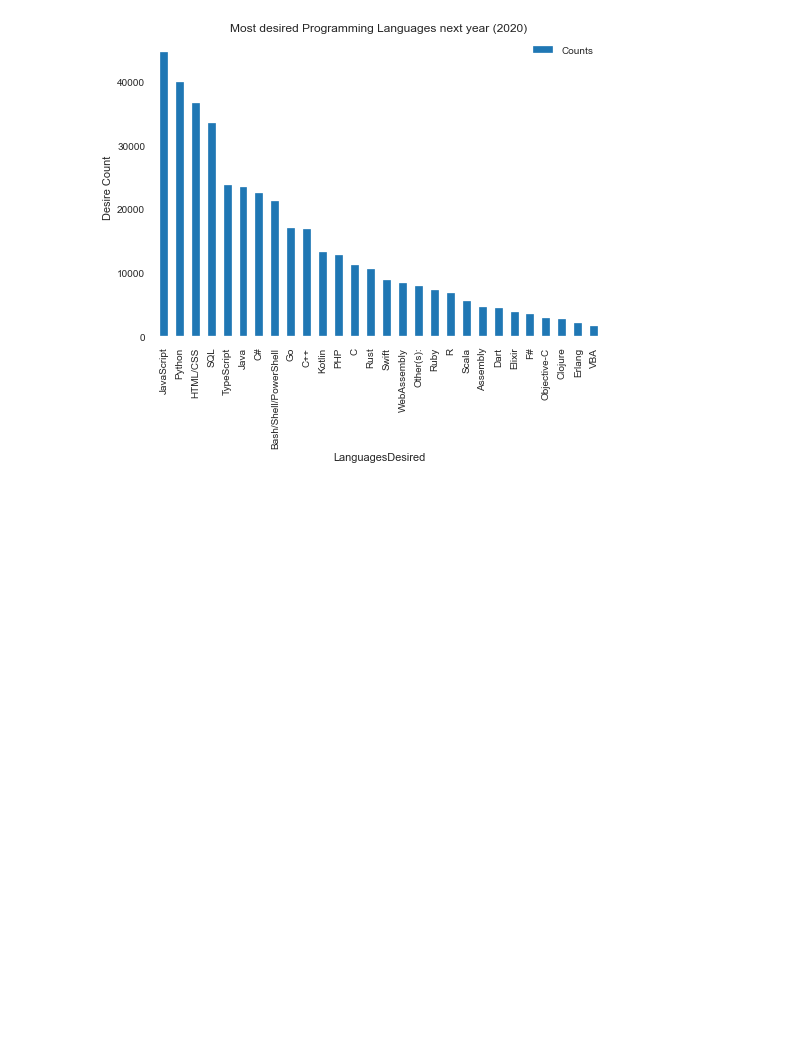
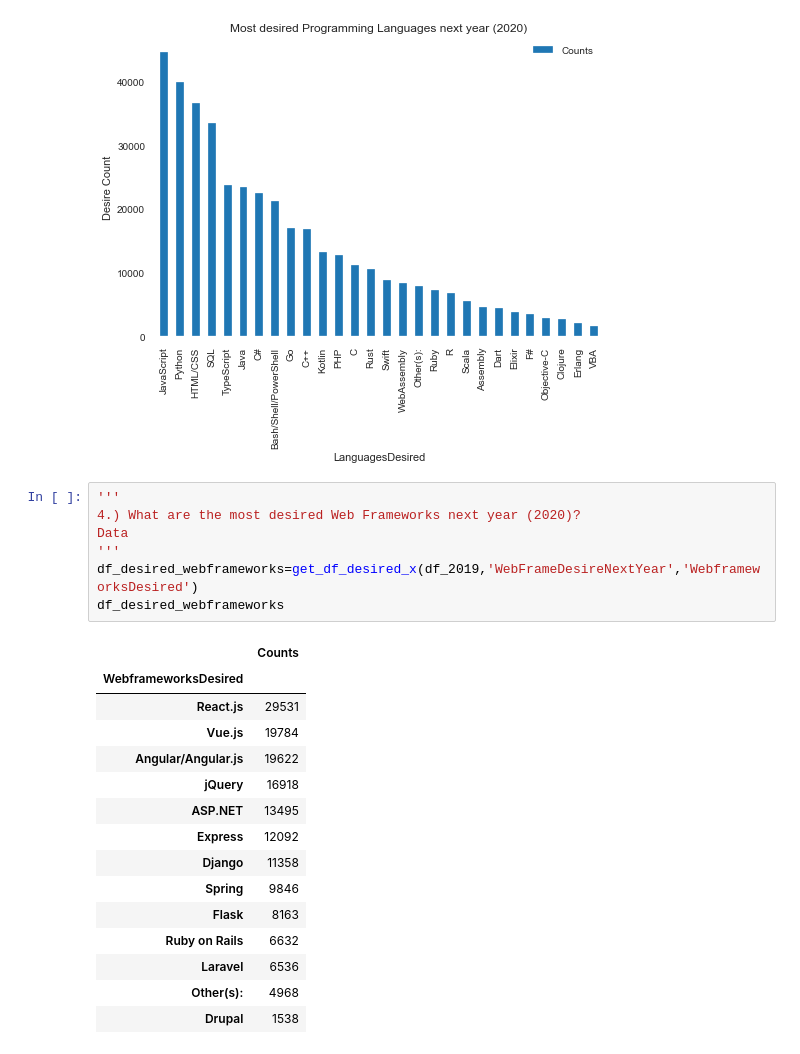
Before and after one commit to vsumanbabu/stackoverflow-developer-surveys, a Jupyter notebook: main/MostDesiredSoftwares.ipynb, the cells around one changed output. Cells and saved outputs as stored; diff of their text form; blank space fills up the shorter version.

```diff
--- a/main/MostDesiredSoftwares.ipynb
+++ b/main/MostDesiredSoftwares.ipynb
@@ -202,3 +202,26 @@ plt.show()
 # %% [output]
 <Figure size 576x396 with 0 Axes>
 [figure]
+# %%
+'''
+4.) What are the most desired Web Frameworks next year (2020)?
+Data
+'''
+df_desired_webframeworks=get_df_desired_x(df_2019,'WebFrameDesireNextYear','WebframeworksDesired')
+df_desired_webframeworks
+# %% [output]
+|  | Counts |
+| WebframeworksDesired |  |
+| React.js | 29531 |
+| Vue.js | 19784 |
+| Angular/Angular.js | 19622 |
+| jQuery | 16918 |
+| ASP.NET | 13495 |
+| Express | 12092 |
+| Django | 11358 |
+| Spring | 9846 |
+| Flask | 8163 |
+| Ruby on Rails | 6632 |
+| Laravel | 6536 |
+| Other(s): | 4968 |
+| Drupal | 1538 |
```
Also changed, not shown: parts of 1 cell of this notebook.
